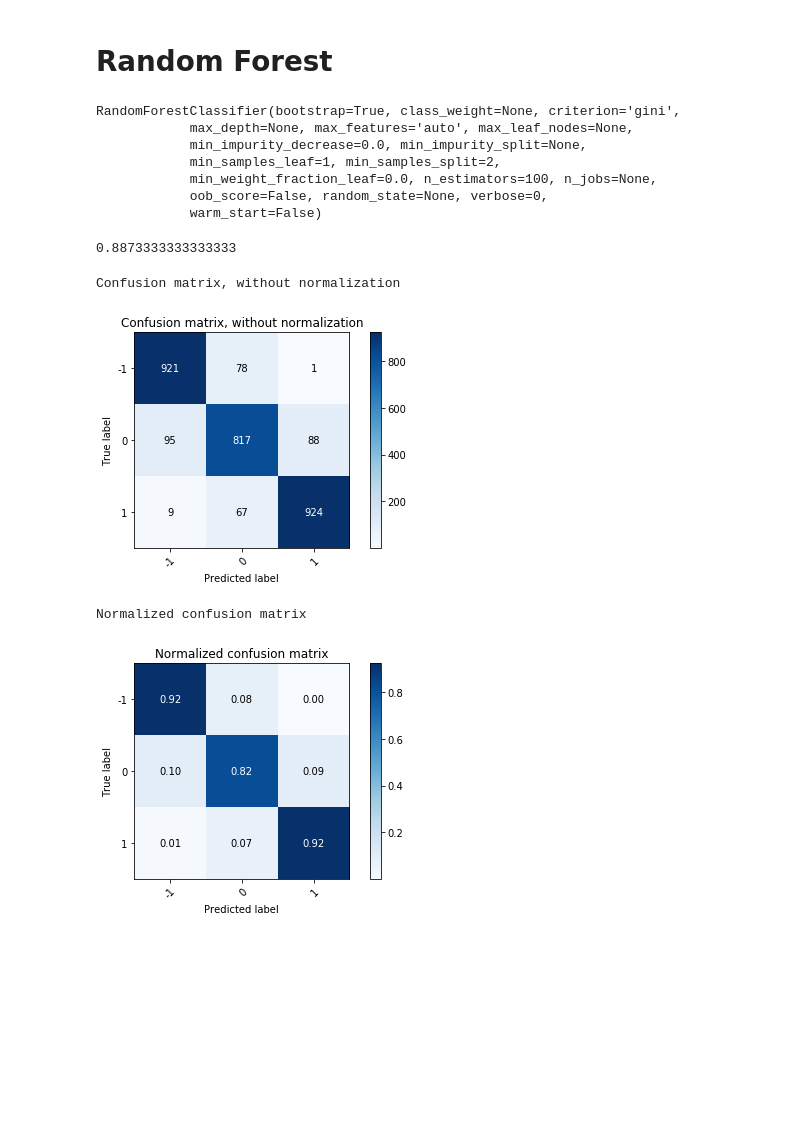
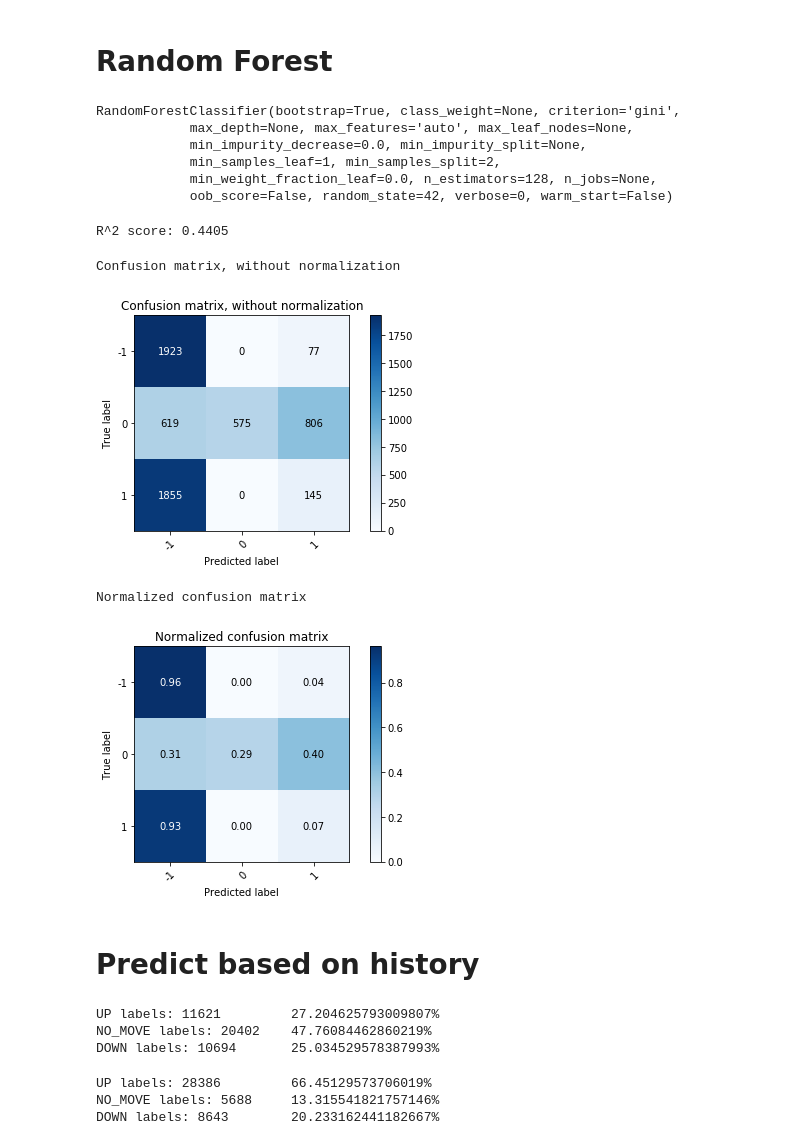
Before and after one commit to tornermarton/SemesterProject, a Jupyter notebook: regression_snapshots.ipynb, the cells around one changed output. Cells and saved outputs as stored; diff of their text form; code cells hidden in the pictures; blank space fills up the shorter version.

Commit message:
Prediction by history added, corrected datapreparation

```diff
--- a/regression_snapshots.ipynb
+++ b/regression_snapshots.ipynb
@@ -200,7 +189,7 @@ X_train.shape
 # standard scaling
 scaler = StandardScaler().fit(X_train)
 X_train = scaler.transform(X_train)
-X_valid = scaler.transform(X_valid)
+X_test = scaler.transform(X_test)
 # %% [markdown]
 # Linear Regression
 # %%
@@ -209,6 +198,7 @@ C = 1e-3
 if n_labels == 2:
     logreg = linear_model.LogisticRegression(C=C,solver='lbfgs')
 else:
-    logreg = linear_model.LogisticRegression(C=C,solver='sag', multi_class='multinomial')
-model = logreg.fit(X_train,Y_train)
+    logreg = linear_model.LogisticRegression(C=C,solver='saga', multi_class='multinomial', max_iter=10000, n_jobs=-1)
+
+logreg.fit(X_train,Y_train)
 # %%
@@ -243,7 +217,7 @@ Normalized confusion matrix
 # Random Forest
 # %%
 #Create a Gaussian Classifier
-clf=RandomForestClassifier(n_estimators=100)
+clf = RandomForestClassifier(n_estimators = 128, random_state = 42)
 
 clf.fit(X_train,Y_train)
 # %% [output]
@@ -251,10 +225,5 @@ RandomForestClassifier(bootstrap=True, class_weight=None, criterion='gini',
             max_depth=None, max_features='auto', max_leaf_nodes=None,
             min_impurity_decrease=0.0, min_impurity_split=None,
             min_samples_leaf=1, min_samples_split=2,
-            min_weight_fraction_leaf=0.0, n_estimators=100, n_jobs=None,
-            oob_score=False, random_state=None, verbose=0,
-            warm_start=False)
+            min_weight_fraction_leaf=0.0, n_estimators=128, n_jobs=None,
+            oob_score=False, random_state=42, verbose=0, warm_start=False)
-# %%
-clf.score(X_valid, Y_valid)
-# %% [output]
-0.8873333333333333
@@ -263,22 +230,21 @@ predictions=clf.predict(X_valid)
+# %%
+predictions=clf.predict(X_test)
+
+print("R^2 score:", clf.score(X_test, Y_test))
+# %% [output]
+R^2 score: 0.4405
 # %%
-if n_labels == 2:
-    class_names = [-1, 1]
-elif n_labels == 3:
-    class_names = [-1, 0, 1]
-else:
-    class_names = []
-
-np.set_printoptions(precision=2)
-
 # Plot non-normalized confusion matrix
-plot_confusion_matrix(Y_valid, predictions, classes=class_names,
+plot_confusion_matrix(Y_test, predictions, classes=class_names,
                       title='Confusion matrix, without normalization')
 
 # Plot normalized confusion matrix
-plot_confusion_matrix(Y_valid, predictions, classes=class_names, normalize=True,
+plot_confusion_matrix(Y_test, predictions, classes=class_names, normalize=True,
                       title='Normalized confusion matrix')
 # %% [output]
 Confusion matrix, without normalization
-[figure, old version]
+[figure, new version]
 Normalized confusion matrix
-[figure, old version]
+[figure, new version]
+# %% [markdown]
+# Predict based on history
@@ -284,0 +280,12 @@ Normalized confusion matrix
+# %%
+count_labels(dataset[history_len:])
+# %% [output]
+UP labels: 11621         27.204625793009807%
+NO_MOVE labels: 20402    47.76084462860219%
+DOWN labels: 10694       25.034529578387993%
+# %%
+count_labels(predictions)
+# %% [output]
+UP labels: 28386         66.45129573706019%
+NO_MOVE labels: 5688     13.315541821757146%
+DOWN labels: 8643        20.233162441182667%
```
Also changed, not shown: parts of 24 cells of this notebook.
